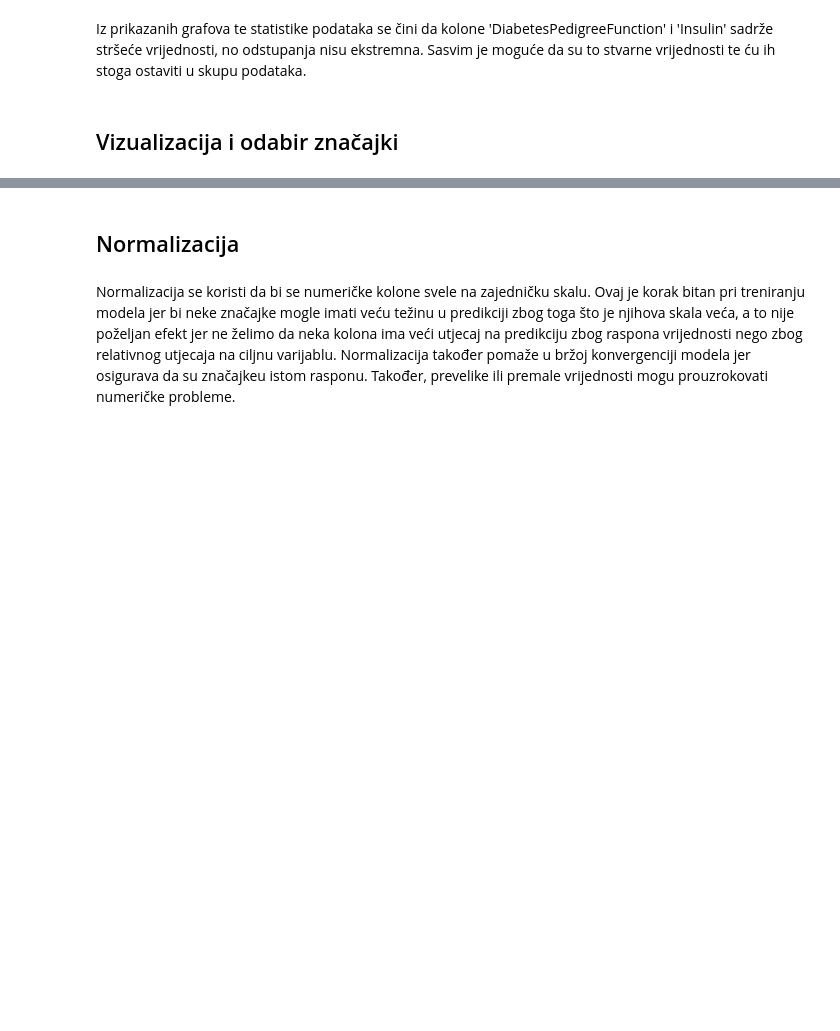
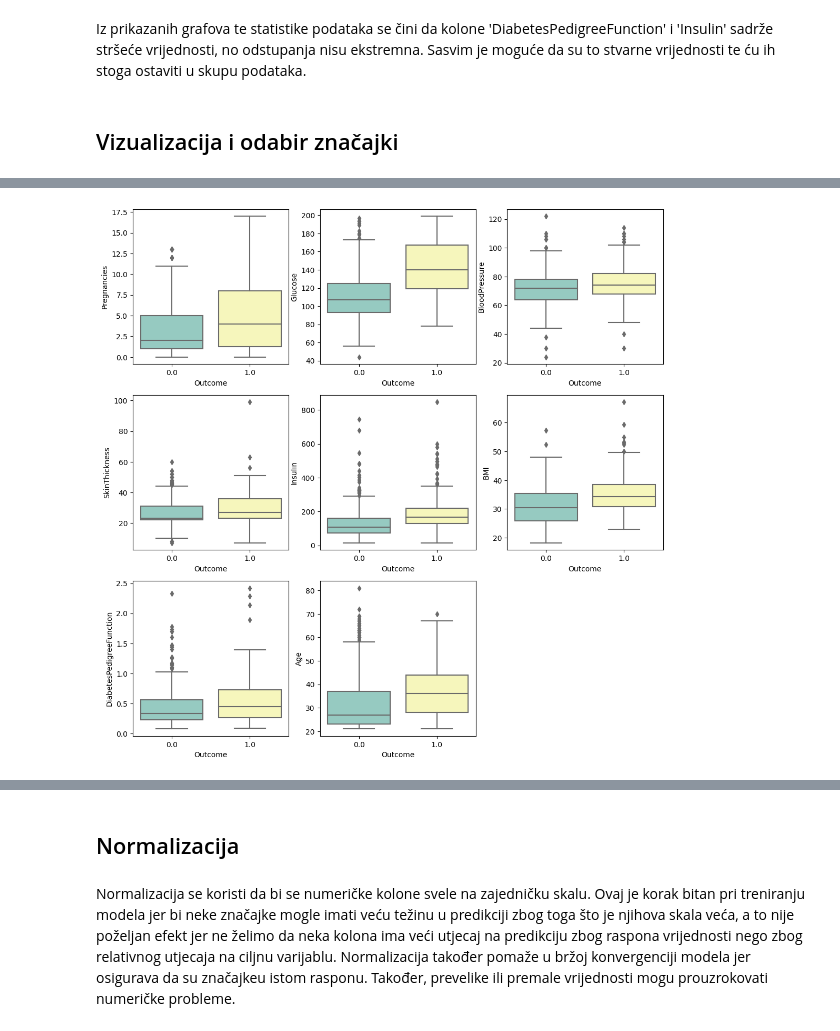
Before and after one commit to pb7932/UZOP, a Jupyter notebook: UZOP_PetarBenjak_diabetes.ipynb, the cells around one changed output, grey strips where cells are left out. Cells and saved outputs as stored; diff of their text form; code cells hidden in the pictures; blank space fills up the shorter version.

```diff
--- a/UZOP_PetarBenjak_diabetes.ipynb
+++ b/UZOP_PetarBenjak_diabetes.ipynb
@@ -255,0 +250,8 @@ corr.style.background_gradient(cmap='BuPu', axis=None)
+# %%
+plt.figure(figsize=(13,13))
+
+for col,i in zip(df.columns[df.columns != 'Outcome'], range(1, len(df.columns))):
+    plt.subplot(3,3,i)
+    sns.boxplot(x="Outcome", y=col, data=df, palette="Set3")
+# %% [output]
+[figure, added]
```
Also changed, not shown: parts of 4 cells of this notebook.
